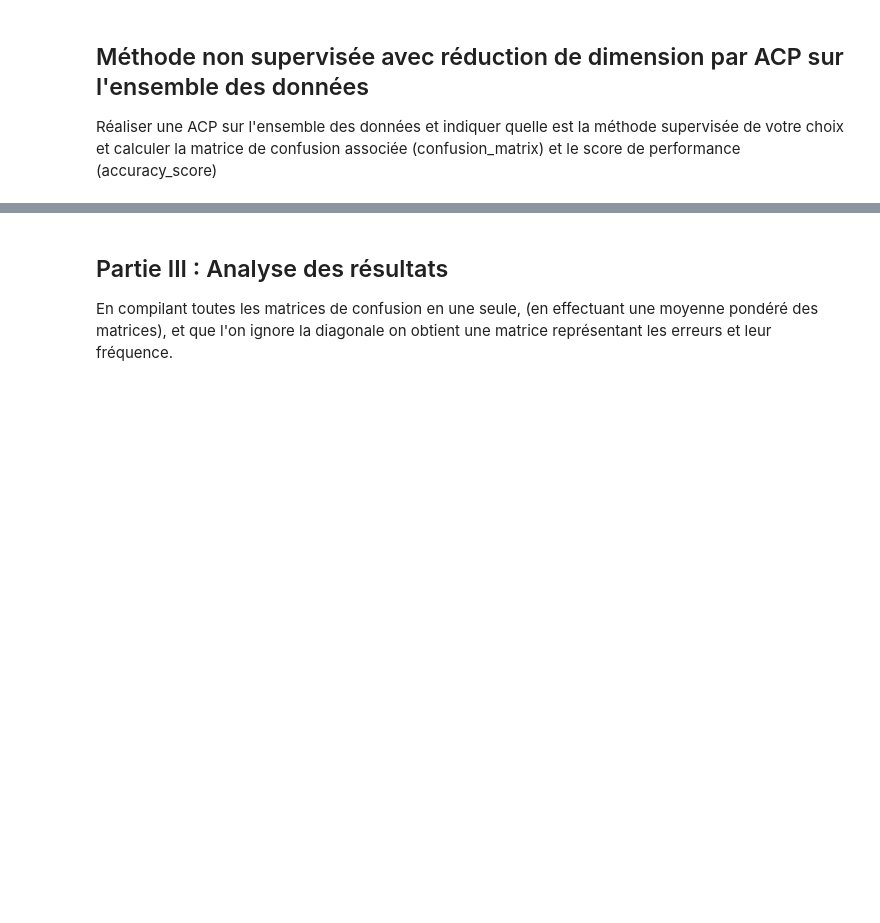
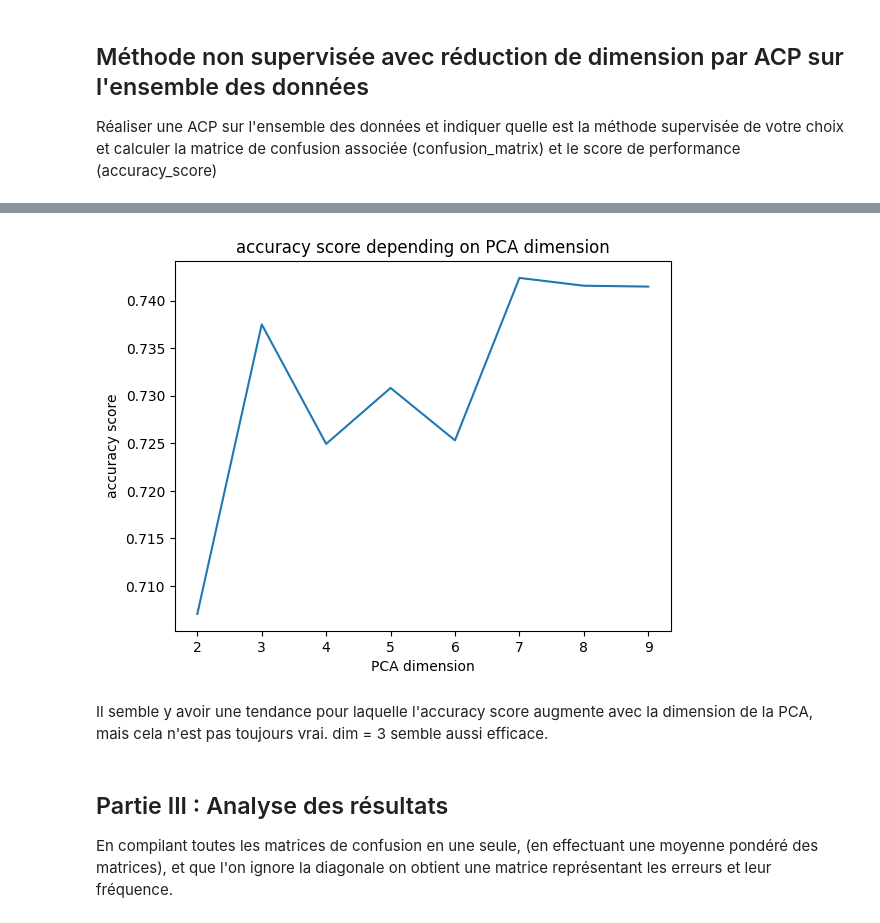
Before and after one commit to nohehf/classphoneme, a Jupyter notebook: Projet_Phonemes.ipynb, the cells around one changed output, grey strips where cells are left out. Drawn from its saved outputs; the diff is of its cells as text; code cells hidden in the pictures; blank space fills up the shorter version.

Commit message:
feat: test pca values for kmean

```diff
--- a/Projet_Phonemes.ipynb
+++ b/Projet_Phonemes.ipynb
@@ -299,3 +305,31 @@ accuracy score: 0.6333333333333333
+# %%
+def pca_to_dim(dim):
+    pca = PCA(dim)
+    return pca.fit_transform(DataMFCC)
+
+def n_kmeans_avg_score(n_fit, data, label):
+    scores = []
+    for _ in range(n_fit):
+        classifier = KMeans(n_clusters=n_clusters)
+        y_predicted = classifier.fit_predict(data)
+        y_predicted_labelized = correspondance(y_predicted, label)
+        score = accuracy_score(label, y_predicted_labelized)
+        scores.append(score)
+    return np.mean(scores)
+
+dims = [2, 3, 4, 5, 6, 7, 8, 9]
+n_fit = 500
+scores = [n_kmeans_avg_score(n_fit, pca_to_dim(dim), label) for dim in dims]
+plt.plot(dims, scores)
+plt.title("accuracy score depending on PCA dimension")
+plt.ylabel("accuracy score")
+plt.xlabel("PCA dimension")
+plt.show()
+# %% [output]
+[figure, added]
+# %% [markdown]
+Il semble y avoir une tendance pour laquelle l'accuracy score augmente avec la dimension de la PCA, mais cela n'est pas toujours vrai.
+dim = 3 semble aussi efficace.
 # %% [markdown]
 ## Partie III : Analyse des résultats
 
```
Also changed, not shown: parts of 5 cells of this notebook, 1 other file.
